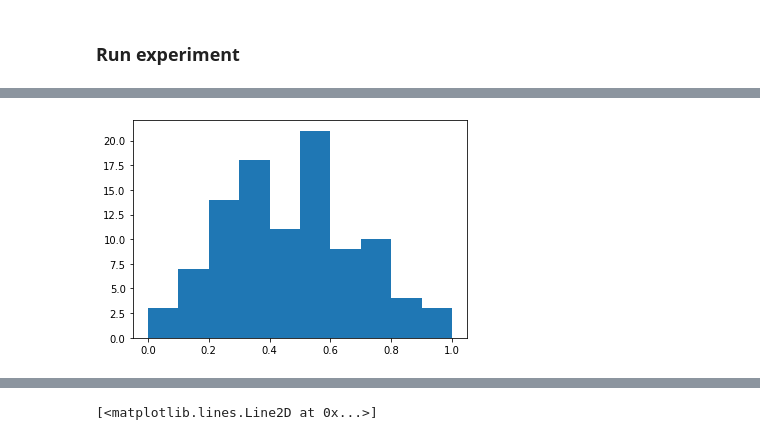
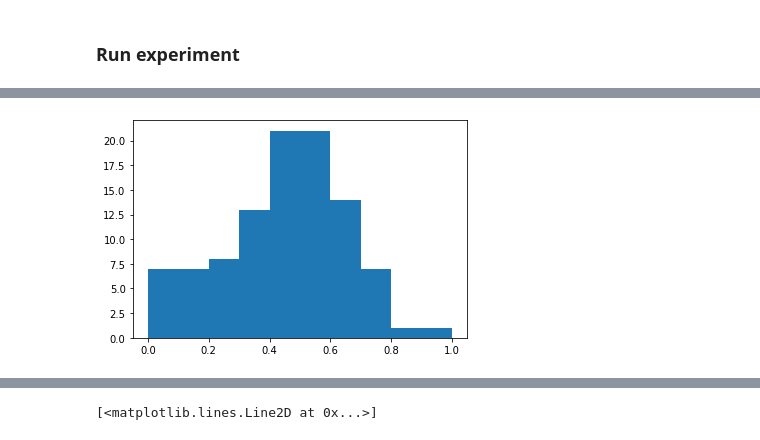
Before and after one commit to NielsFuglsang/02460-advanced-machine-learning, a Jupyter notebook: notebooks/test_experiment.ipynb, the cells around one changed output, grey strips where cells are left out. Cells and saved outputs as stored; diff of their text form; code cells hidden in the pictures.

```diff
--- a/notebooks/test_experiment.ipynb
+++ b/notebooks/test_experiment.ipynb
@@ -16,18 +20,18 @@ from src.utils import cross_entropy_for_onehot
 ### Set params
 # %%
 params = {
-    "num_epochs": 1000,
+    "num_epochs": 501,
     "data": "CIFAR",
-    "index": 1,
+    "index": 15,
     "batch_size": 1,
     "n_repeats": 1,
     "init_type": "gaussian_shift2",
-    "measure": "gaussian",
+    "measure": "euclidean",
     "Q": 1,
-    "val_size": 20,
-    "lr": 0.001,
+    "val_size": 100,
+    "lr": 0.01,
 #     "sigma": 1000,
-    "nn": "ResNet"
+    "nn": "LeNet"
 }
 # %% [markdown]
 Approx Sigma size for LeNet: 0.0063207196071743965
@@ -80,13 +59,13 @@ exp.train()
 # %%
 dummy_data, dummy_label = exp.init_data()
 
 # with torch.no_grad():
 #     dist = (dummy_label.amax(dim=(1), keepdim=True) - dummy_label.amin(dim=(1), keepdim=True))
 #     dist[dist==0.] = 1.
 #     scale = 1.0 /  dist
 #     dummy_label.mul_(scale).sub_(dummy_label.amin(dim=(1), keepdim=True))
 
-plt.hist(dummy_label[0].detach().numpy().reshape(-1))
+plt.hist(dummy_label[0].detach().cpu().numpy().reshape(-1))
 plt.show()
 # %% [output]
-[figure, old version]
+[figure, new version]
```
Also changed, not shown: parts of 37 cells of this notebook.
